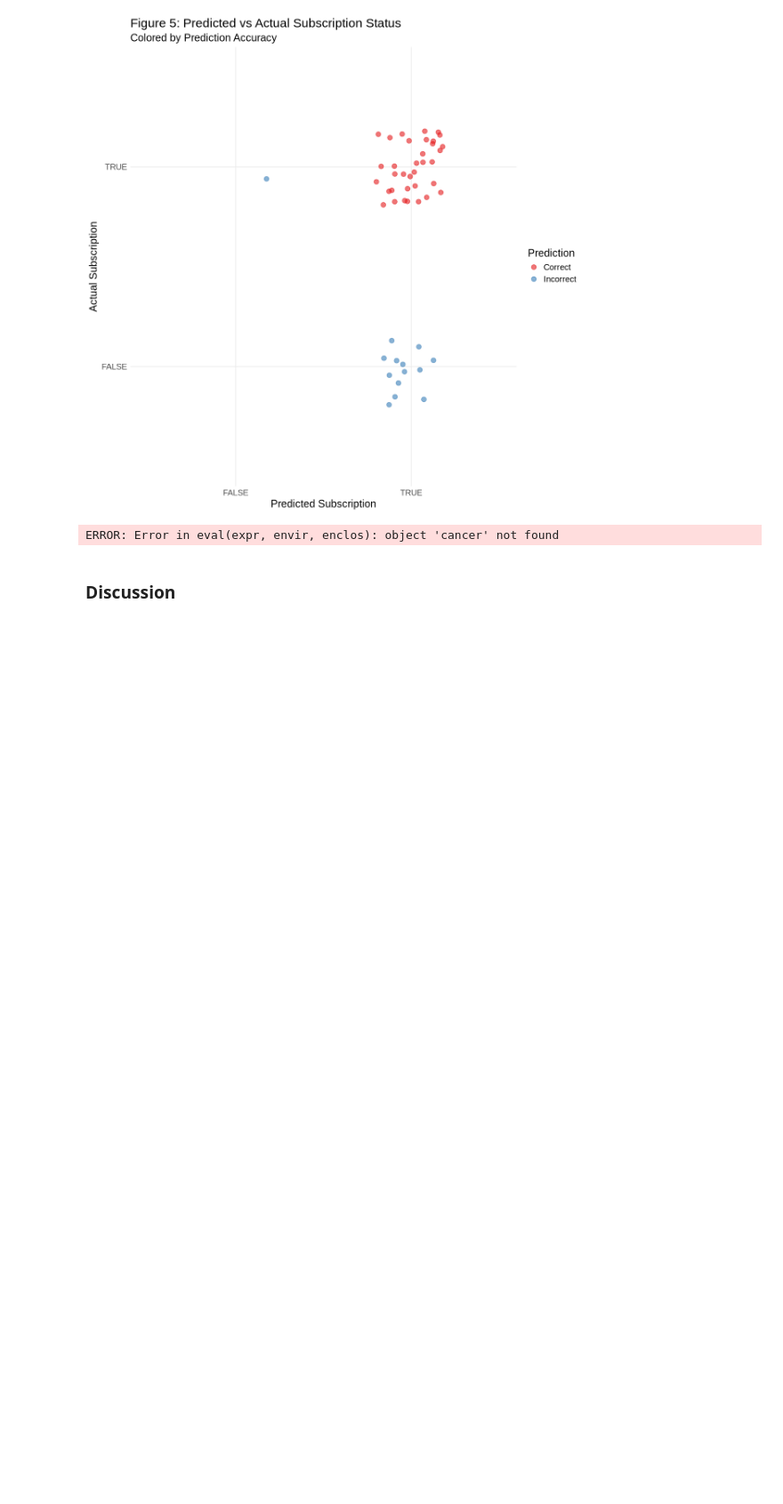
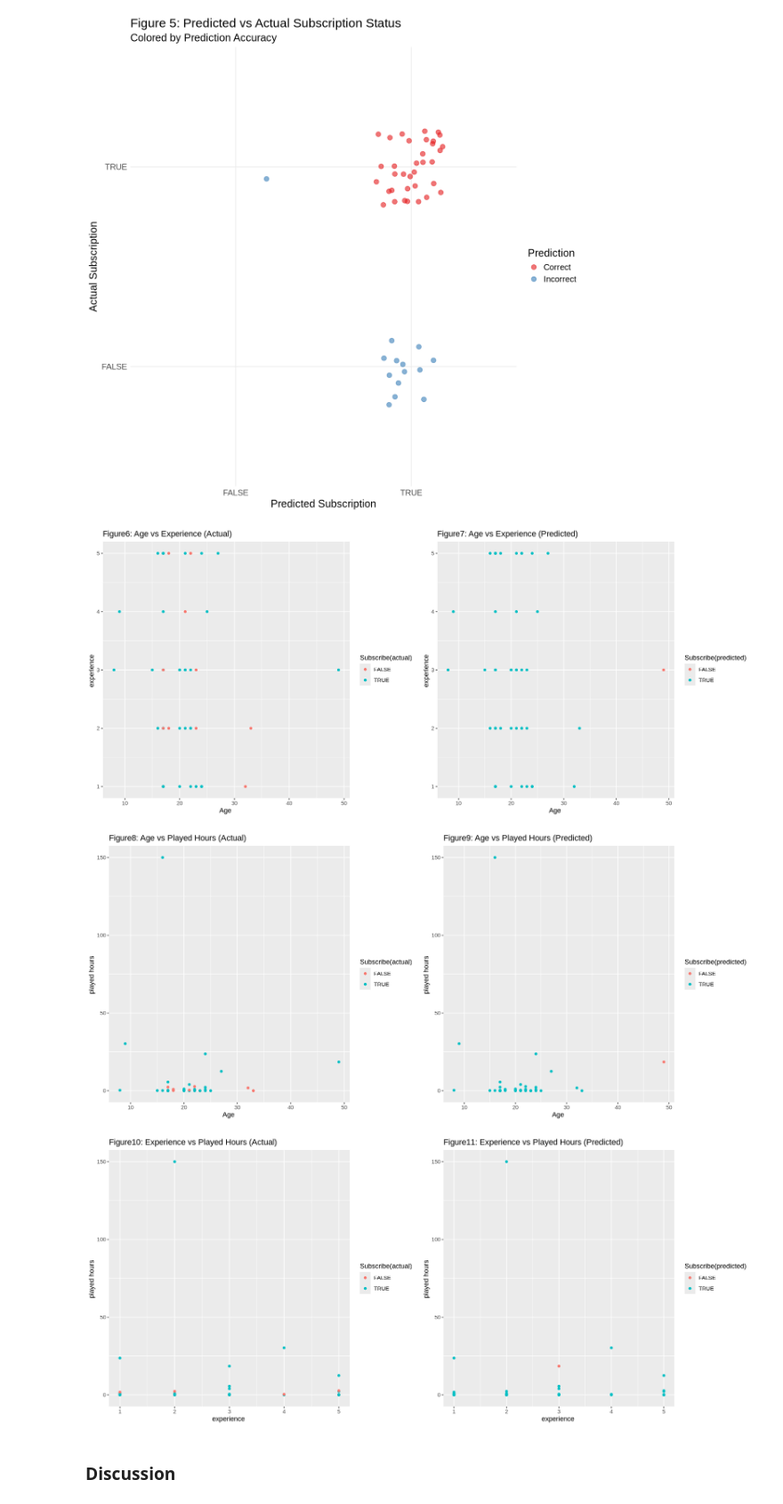
Before and after one commit to ptrjk0/dsci100-project-006-group33, a Jupyter notebook: Project.ipynb, the cells around one changed output. Shown at 89% size. Saved outputs shown, nothing was run; the diff lists cells and outputs as text; code cells hidden in the pictures; blank space fills up the shorter version.

Commit message:
added more visuals for analysis

```diff
--- a/Project.ipynb
+++ b/Project.ipynb
@@ -299,8 +299,35 @@ scatter_pred_vs_actual
 # %% [output]
 [figure]
 # %%
+options(repr.plot.width = 15, repr.plot.height = 6.5)
+a1 <- ggplot(player_test_predictions, aes(x = Age, y = experience, color = subscribe)) +
+  geom_point() +
+  labs(x = "Age ", y = "experience ", color = "Subscribe(actual)",title="Figure6: Age vs Experience (Actual)")
+p1 <- ggplot(player_test_predictions, aes(x = Age, y = experience, color = .pred_class)) +
+  geom_point() +
+  labs(x = "Age ", y = "experience ", color = "Subscribe(predicted)", title = "Figure7: Age vs Experience (Predicted)")
+# Second scatter plot: Age vs played_hours
+a2 <- ggplot(player_test_predictions, aes(x = Age, y = played_hours, color = subscribe)) +
+  geom_point() +
+  labs(x = "Age ", y = "played hours ", color = "Subscribe(actual)", title = "Figure8: Age vs Played Hours (Actual)")
+p2 <- ggplot(player_test_predictions, aes(x = Age, y = played_hours, color = .pred_class)) +
+  geom_point() +
+  labs(x = "Age ", y = "played hours ", color = "Subscribe(predicted)", title = "Figure9: Age vs Played Hours (Predicted)")
+# Third scatter plot: experience vs played_hours
+a3 <- ggplot(player_test_predictions, aes(x = experience, y = played_hours, color = subscribe)) +
+  geom_point() +
+  labs(x = "experience ", y = "played hours ", color = "Subscribe(actual)", title = "Figure10: Experience vs Played Hours (Actual)")
+p3 <- ggplot(player_test_predictions, aes(x = experience, y = played_hours, color = .pred_class)) +
+  geom_point() +
+  labs(x = "experience ", y = "played hours ", color = "Subscribe(predicted)", title = "Figure11: Experience vs Played Hours (Predicted)")
+# Arrange plots horizontally
+grid.arrange(a1,p1, ncol = 2)
+grid.arrange(a2,p2, ncol = 2)
+grid.arrange(a3,p3, ncol = 2)
 # %% [output]
-ERROR: Error in eval(expr, envir, enclos): object 'cancer' not found
+[figure, added]
+[figure, added]
+[figure, added]
 # %% [markdown]
 ### Discussion
 # %% [markdown]
```
